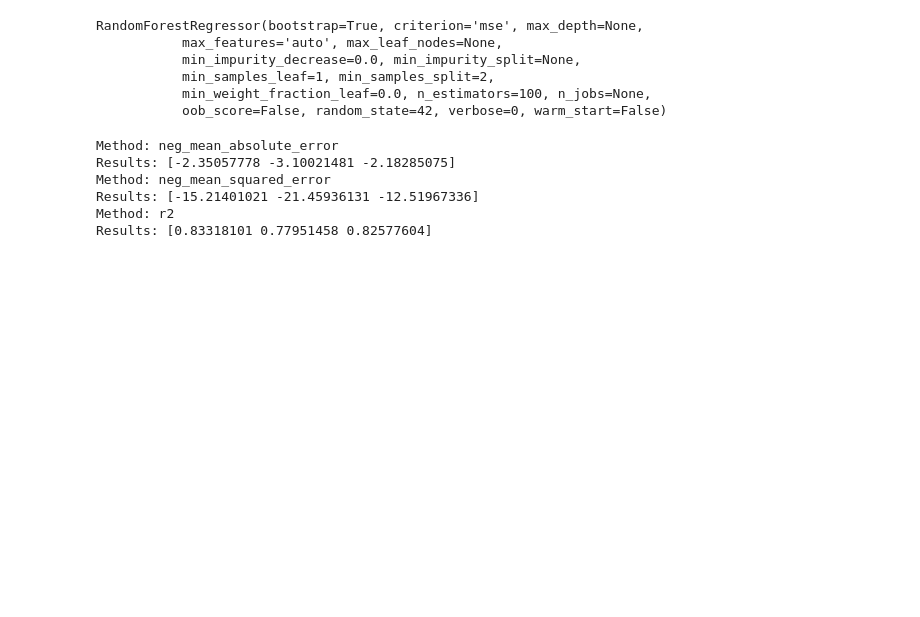
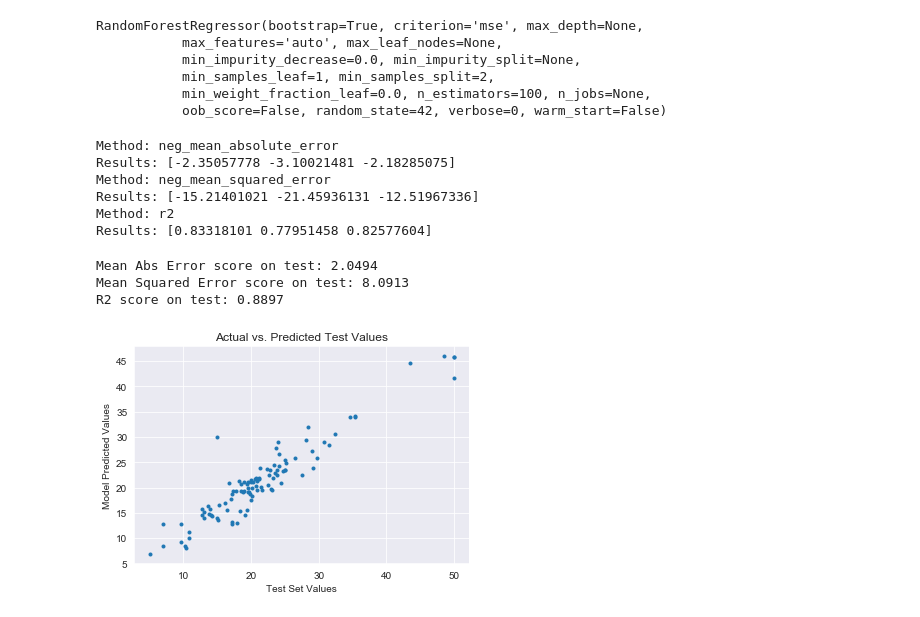
Before and after one commit to HKuz/DataScienceReferences, a Jupyter notebook: Machine_Learning/machine_learning_overview.ipynb, the cells around one changed output. Cells and saved outputs as stored; diff of their text form; code cells hidden in the pictures; blank space fills up the shorter version.

```diff
--- a/Machine_Learning/machine_learning_overview.ipynb
+++ b/Machine_Learning/machine_learning_overview.ipynb
@@ -249,3 +249,22 @@ Method: neg_mean_squared_error
 Results: [-15.21401021 -21.45936131 -12.51967336]
 Method: r2
 Results: [0.83318101 0.77951458 0.82577604]
+# %%
+pred_reg = rf_reg.predict(X_reg_test)
+print('Mean Abs Error score on test: {0:.4f}'.format(mean_absolute_error(y_reg_test, pred_reg)))
+print('Mean Squared Error score on test: {0:.4f}'.format(mean_squared_error(y_reg_test, pred_reg)))
+print('R2 score on test: {0:.4f}'.format(r2_score(y_reg_test, pred_reg)))
+# %% [output]
+Mean Abs Error score on test: 2.0494
+Mean Squared Error score on test: 8.0913
+R2 score on test: 0.8897
+# %%
+# Plot predicted test set values vs. the actual test set values
+# Values should roughly fall along a 45 degree diagonal
+plt.plot(y_reg_test, pred_reg, marker='.', linestyle='none')
+plt.title('Actual vs. Predicted Test Values')
+plt.xlabel('Test Set Values')
+plt.ylabel('Model Predicted Values')
+plt.show()
+# %% [output]
+[figure, added]
```
